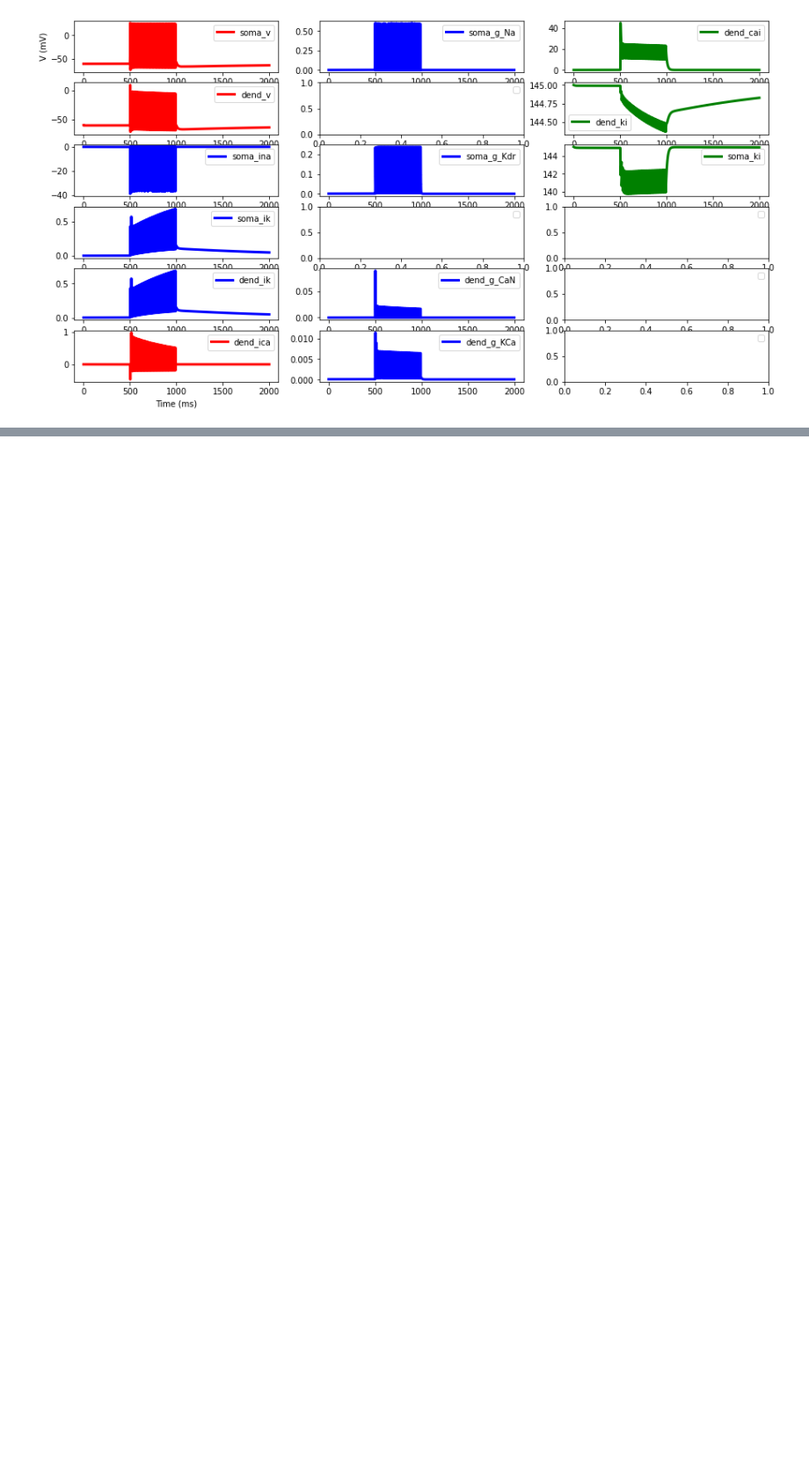
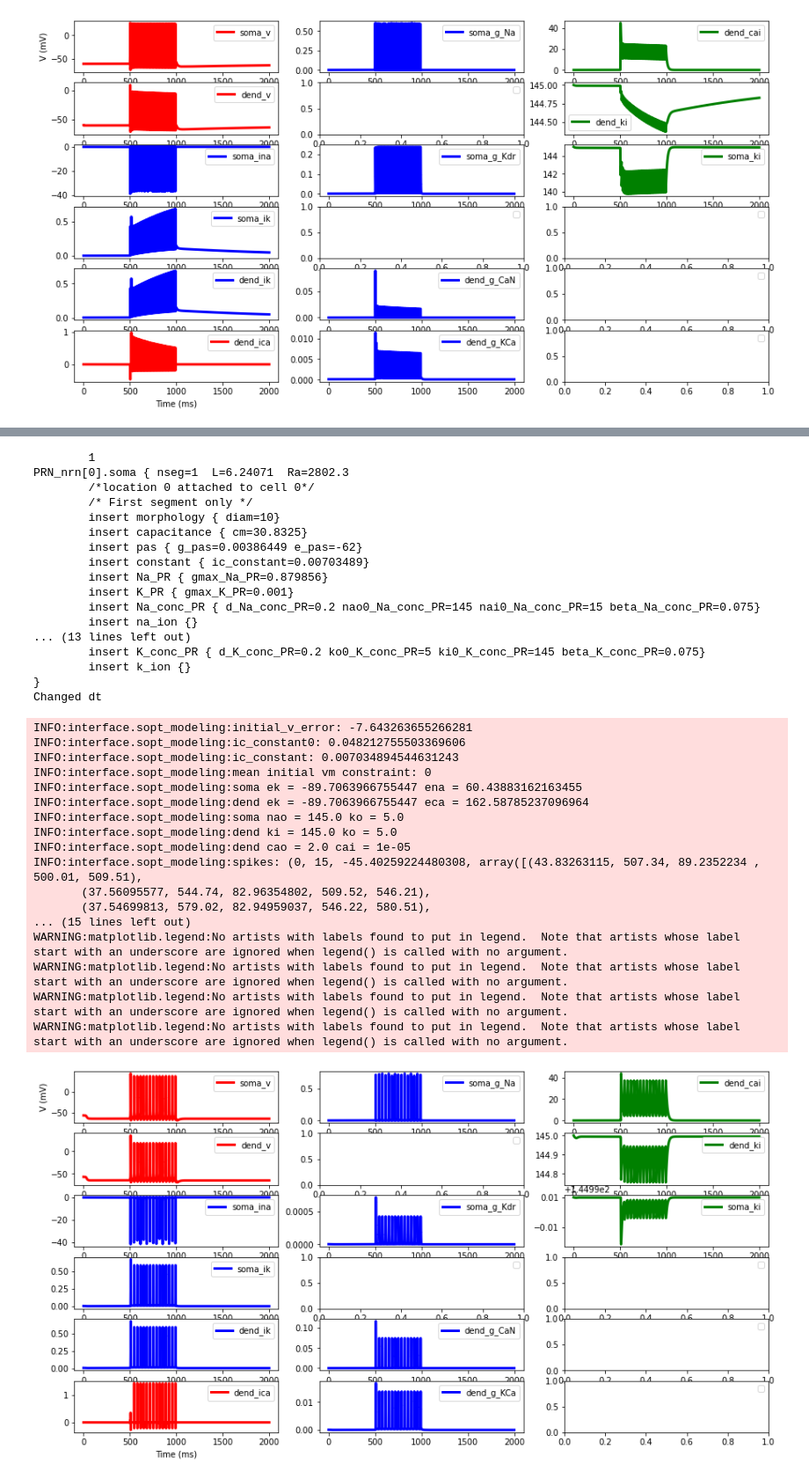
Before and after one commit to GazzolaLab/MultiObjectiveSurrogateOptimization, a Jupyter notebook: baseline.ipynb, the cells around one changed output, grey strips where cells are left out. Shown at 88% size. Saved outputs shown, nothing was run; the diff lists cells and outputs as text; code cells hidden in the pictures; blank space fills up the shorter version.

```diff
--- a/baseline.ipynb
+++ b/baseline.ipynb
@@ -1045,0 +1099,8 @@ WARNING:matplotlib.legend:No artists with labels found to put in legend.  Note t
+# %%
+solution_index = 0
+param_dict=best['PVBC']['x'].iloc[solution_index].to_dict()
+feature_dict=best['PVBC']['f'].iloc[solution_index].to_dict()
+param_dict.update({k: feature_dict[k] for k in ['ic_constant_hold', 'ic_constant_rest'] })
+# %%
+pvbc.plot_iclamp(param_dict=param_dict, stim_amp=0.2);
+# %% [output]
@@ -1045,0 +1127,35 @@ WARNING:matplotlib.legend:No artists with labels found to put in legend.  Note t
+        1
+PRN_nrn[0].soma { nseg=1  L=6.24071  Ra=2802.3
+        /*location 0 attached to cell 0*/
+        /* First segment only */
+        insert morphology { diam=10}
+        insert capacitance { cm=30.8325}
+        insert pas { g_pas=0.00386449 e_pas=-62}
+        insert constant { ic_constant=0.00703489}
+        insert Na_PR { gmax_Na_PR=0.879856}
+        insert K_PR { gmax_K_PR=0.001}
+        insert Na_conc_PR { d_Na_conc_PR=0.2 nao0_Na_conc_PR=145 nai0_Na_conc_PR=15 beta_Na_conc_PR=0.075}
+        insert na_ion {}
+... (13 lines left out)
+        insert K_conc_PR { d_K_conc_PR=0.2 ko0_K_conc_PR=5 ki0_K_conc_PR=145 beta_K_conc_PR=0.075}
+        insert k_ion {}
+}
+Changed dt
+INFO:interface.sopt_modeling:initial_v_error: -7.643263655266281
+INFO:interface.sopt_modeling:ic_constant0: 0.048212755503369606
+INFO:interface.sopt_modeling:ic_constant: 0.007034894544631243
+INFO:interface.sopt_modeling:mean initial vm constraint: 0
+INFO:interface.sopt_modeling:soma ek = -89.7063966755447 ena = 60.43883162163455
+INFO:interface.sopt_modeling:dend ek = -89.7063966755447 eca = 162.58785237096964
+INFO:interface.sopt_modeling:soma nao = 145.0 ko = 5.0
+INFO:interface.sopt_modeling:dend ki = 145.0 ko = 5.0
+INFO:interface.sopt_modeling:dend cao = 2.0 cai = 1e-05
+INFO:interface.sopt_modeling:spikes: (0, 15, -45.40259224480308, array([(43.83263115, 507.34, 89.2352234 , 500.01, 509.51),
+       (37.56095577, 544.74, 82.96354802, 509.52, 546.21),
+       (37.54699813, 579.02, 82.94959037, 546.22, 580.51),
+... (15 lines left out)
+WARNING:matplotlib.legend:No artists with labels found to put in legend.  Note that artists whose label start with an underscore are ignored when legend() is called with no argument.
+WARNING:matplotlib.legend:No artists with labels found to put in legend.  Note that artists whose label start with an underscore are ignored when legend() is called with no argument.
+WARNING:matplotlib.legend:No artists with labels found to put in legend.  Note that artists whose label start with an underscore are ignored when legend() is called with no argument.
+WARNING:matplotlib.legend:No artists with labels found to put in legend.  Note that artists whose label start with an underscore are ignored when legend() is called with no argument.
+[figure, added]
```
Also changed, not shown: parts of 12 cells of this notebook, 2 other files.
